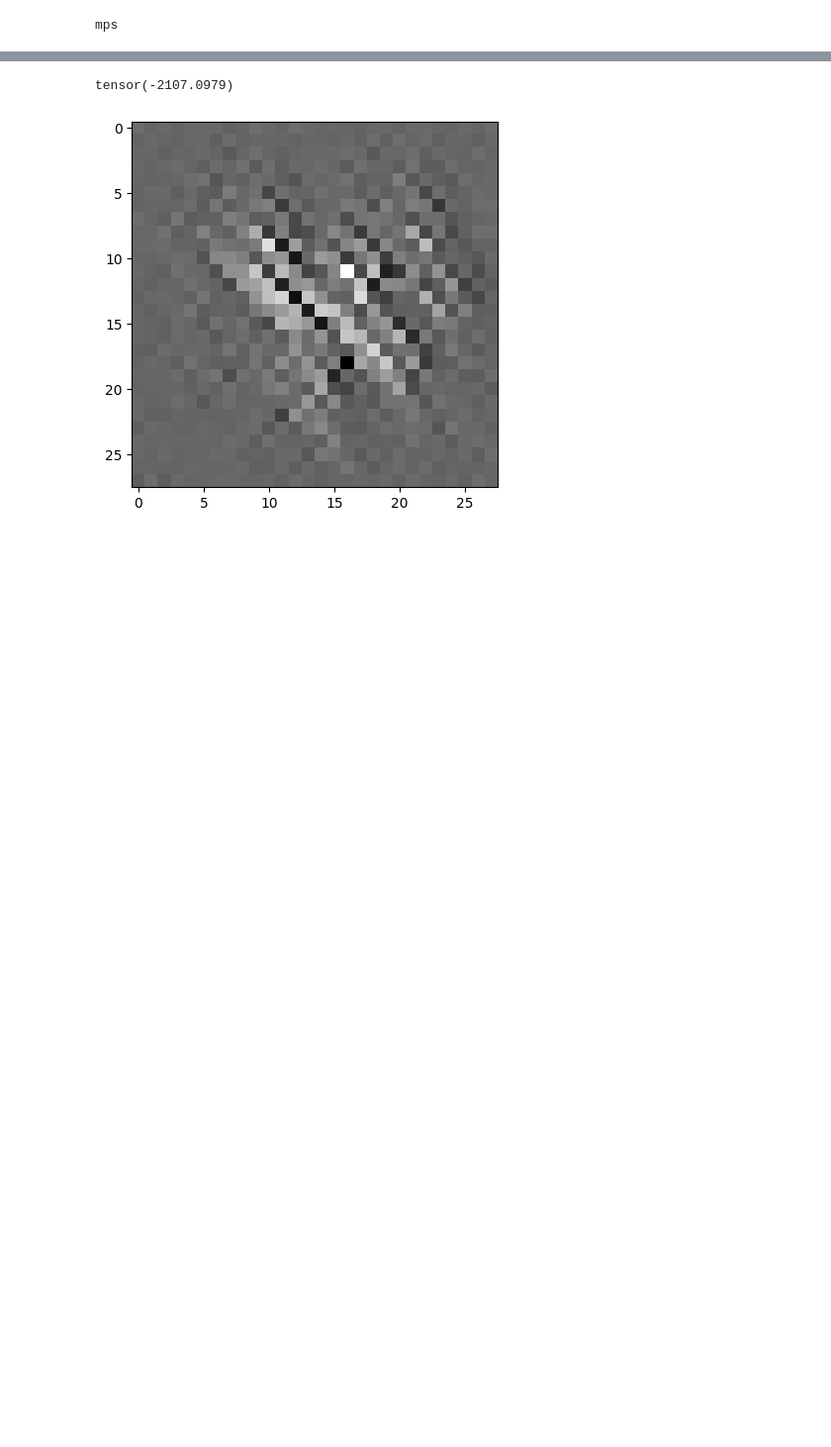
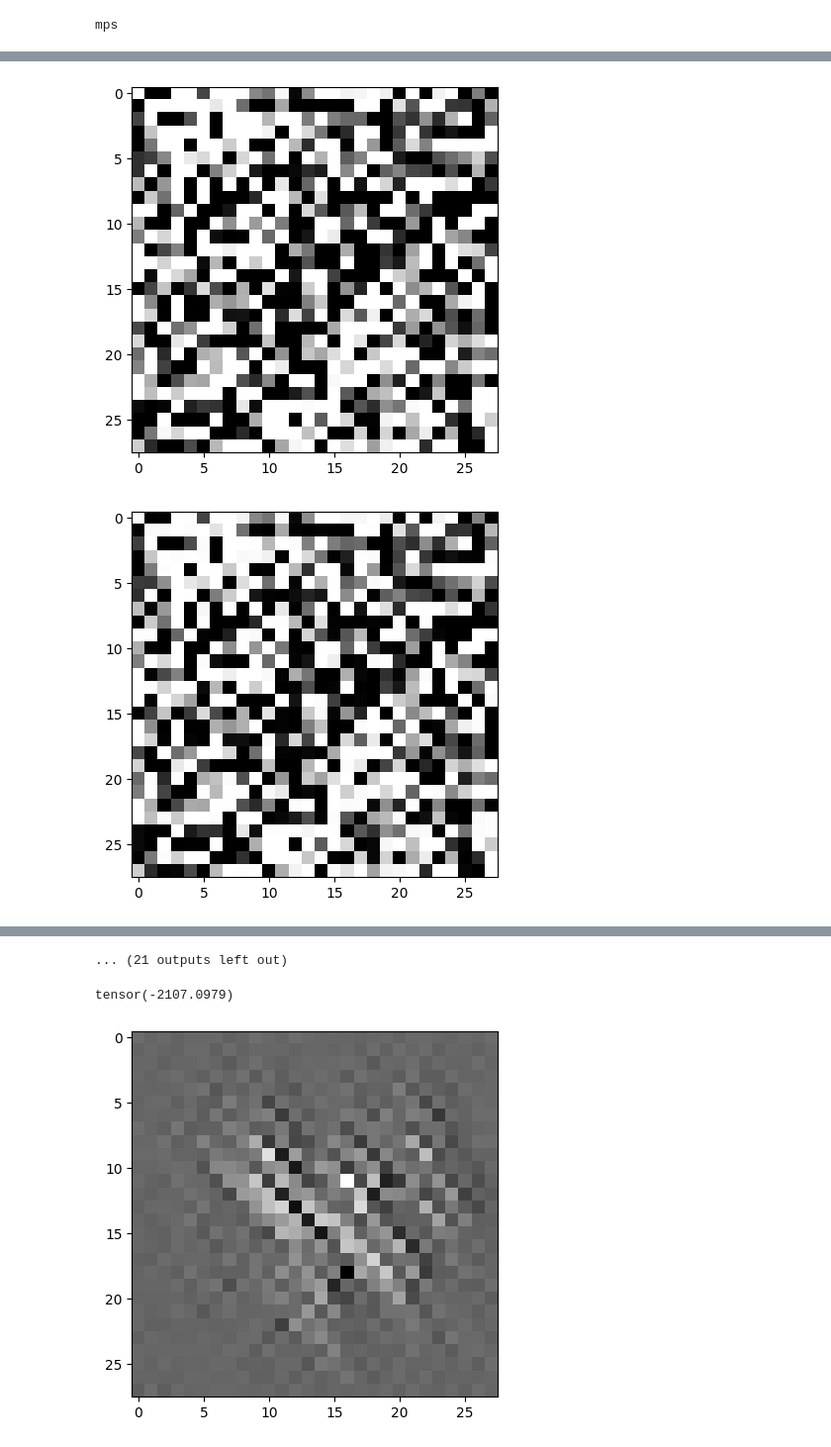
Before and after one commit to Loudwig/DSM, a Jupyter notebook: src/mnist_gen.ipynb, the cells around one changed output, grey strips where cells are left out. Shown at 99% size. Drawn from its saved outputs; the diff is of its cells as text; code cells hidden in the pictures; blank space fills up the shorter version.

```diff
--- a/src/mnist_gen.ipynb
+++ b/src/mnist_gen.ipynb
@@ -548,6 +550,10 @@ def annealded_langevin_sampler(prior,noisy_distrib_scores,noise_factor,step_size
     X = prior.sample((n_chain, C, H, W)).to(device)
     for i in range(len(noisy_distrib_scores)):
         tau = step_size * noise_factor[i]
-        for _ in range(T):
-            X = X + tau*noisy_distrib_scores[i](X) + torch.sqrt(t(2*tau))*torch.randn_like(X)
+        for step in range(T):
+            X = torch.clamp(X + tau*noisy_distrib_scores[i](X) + torch.sqrt(t(2*tau))*torch.randn_like(X),min=-1,max=1)
+            if step ==1 or step % 500 == 0 :
+                plt.imshow((X[0].clone().squeeze().cpu() + 1 )/2,cmap='gray')
+                plt.show()
+
     return X
@@ -554,19 +564,22 @@ def annealded_langevin_sampler(prior,noisy_distrib_scores,noise_factor,step_size
 # %%
 
 sigma_prior = sigmas.max().item()  # ou sigmas.max().item()
 
 prior_img = dist.Normal(
     loc=torch.tensor(0.0, device=device),
     scale=torch.tensor(sigma_prior, device=device),
 )
 
 
 # ald estimated score
 ALD_estimated_score = annealded_langevin_sampler(
     prior_img,
     estimated_distribution_scores,
     sigmas,
-    t(ALD_step_size),
-    1000,
-    10
+    t(2e-4),
+    5000,
+    2
 )
+# %% [output]
+[figure, added]
+[figure, added]
@@ -573,3 +596,4 @@ ALD_estimated_score = annealded_langevin_sampler(
+... (21 outputs left out)
 # %%
 im = ALD_estimated_score[4].cpu().squeeze()
 
```
Also changed, not shown: parts of 7 cells of this notebook, 1 other file.
